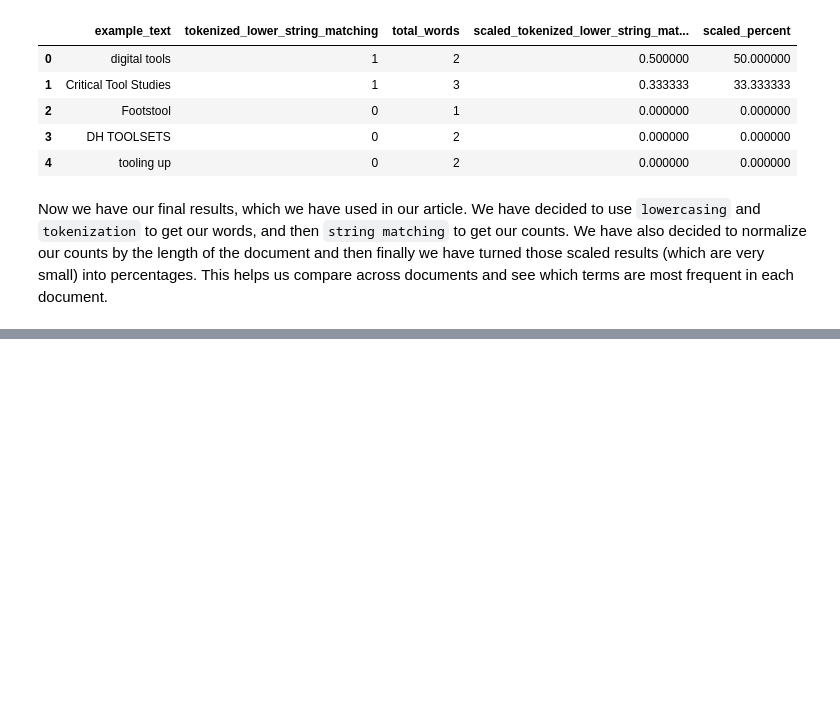
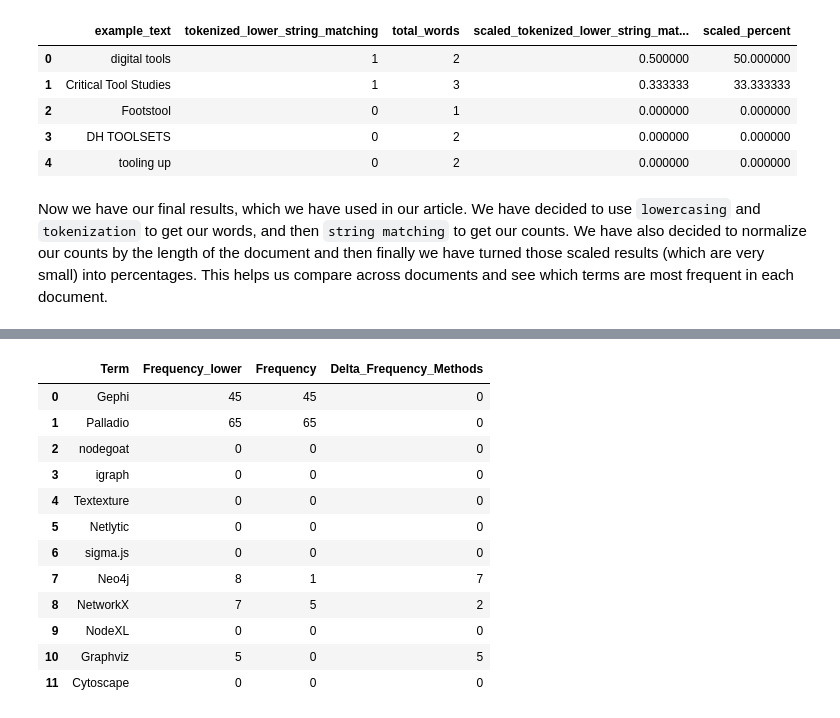
Before and after one commit to jrladd/edge-cases-JDH, a Jupyter notebook: explorations/notebooks/CountingTools.ipynb, the cells around one changed output, grey strips where cells are left out. Saved outputs shown, nothing was run; the diff lists cells and outputs as text; code cells hidden in the pictures; blank space fills up the shorter version.

```diff
--- a/explorations/notebooks/CountingTools.ipynb
+++ b/explorations/notebooks/CountingTools.ipynb
@@ -213,0 +369,35 @@ Now we have our final results, which we have used in our article. We have decide
+# %%
+# Load the CSV file into a DataFrame
+dhq_df = pd.read_csv(f"../datasets/private_data/dhq_data.csv")
+
+# Convert the 'date_published' column to datetime format
+dhq_df['date_published'] = pd.to_datetime(dhq_df['date_published'])
+
+# Replace newline characters in the 'body_text' column with spaces
+dhq_df['body_text'] = dhq_df['body_text'].str.replace('\n', ' ')
+
+# Define the text column, date column, and tools list
+text_column = 'body_text'
+date_column = 'date_published'
+tools_list = network_tools
+
+# Process the DataFrame to calculate term frequencies and tokenize text
+cleaned_dhq_df, count_dhq_df, tools_dhq_df = process_dataframe(dhq_df, text_column,tools_list, 'tools')
+
+tools_dhq_df['Delta_Frequency_Methods'] = tools_dhq_df['Frequency_lower'] - tools_dhq_df['Frequency']
+# %%
+tools_dhq_df.style.pipe(make_pretty, subset_columns=['Frequency_lower', 'Frequency', 'Delta_Frequency_Methods'])
+# %% [output]
+|  | Term | Frequency_lower | Frequency | Delta_Frequency_Methods |
+| 0 | Gephi | 45 | 45 | 0 |
+| 1 | Palladio | 65 | 65 | 0 |
+| 2 | nodegoat | 0 | 0 | 0 |
+| 3 | igraph | 0 | 0 | 0 |
+| 4 | Textexture | 0 | 0 | 0 |
+| 5 | Netlytic | 0 | 0 | 0 |
+| 6 | sigma.js | 0 | 0 | 0 |
+| 7 | Neo4j | 8 | 1 | 7 |
+| 8 | NetworkX | 7 | 5 | 2 |
+| 9 | NodeXL | 0 | 0 | 0 |
+| 10 | Graphviz | 5 | 0 | 5 |
+| 11 | Cytoscape | 0 | 0 | 0 |
```
Also changed, not shown: parts of 6 cells of this notebook, 2 other files.
